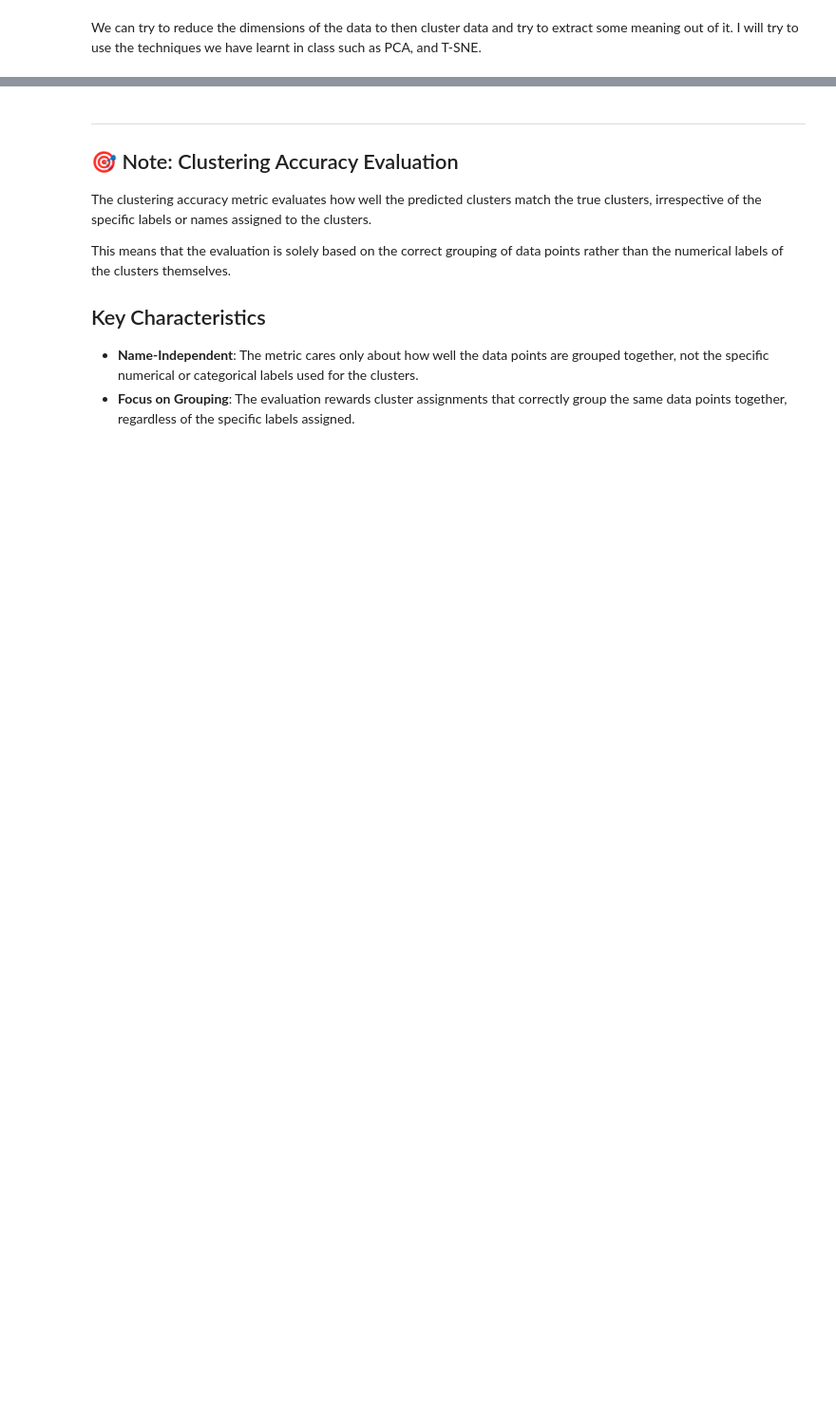
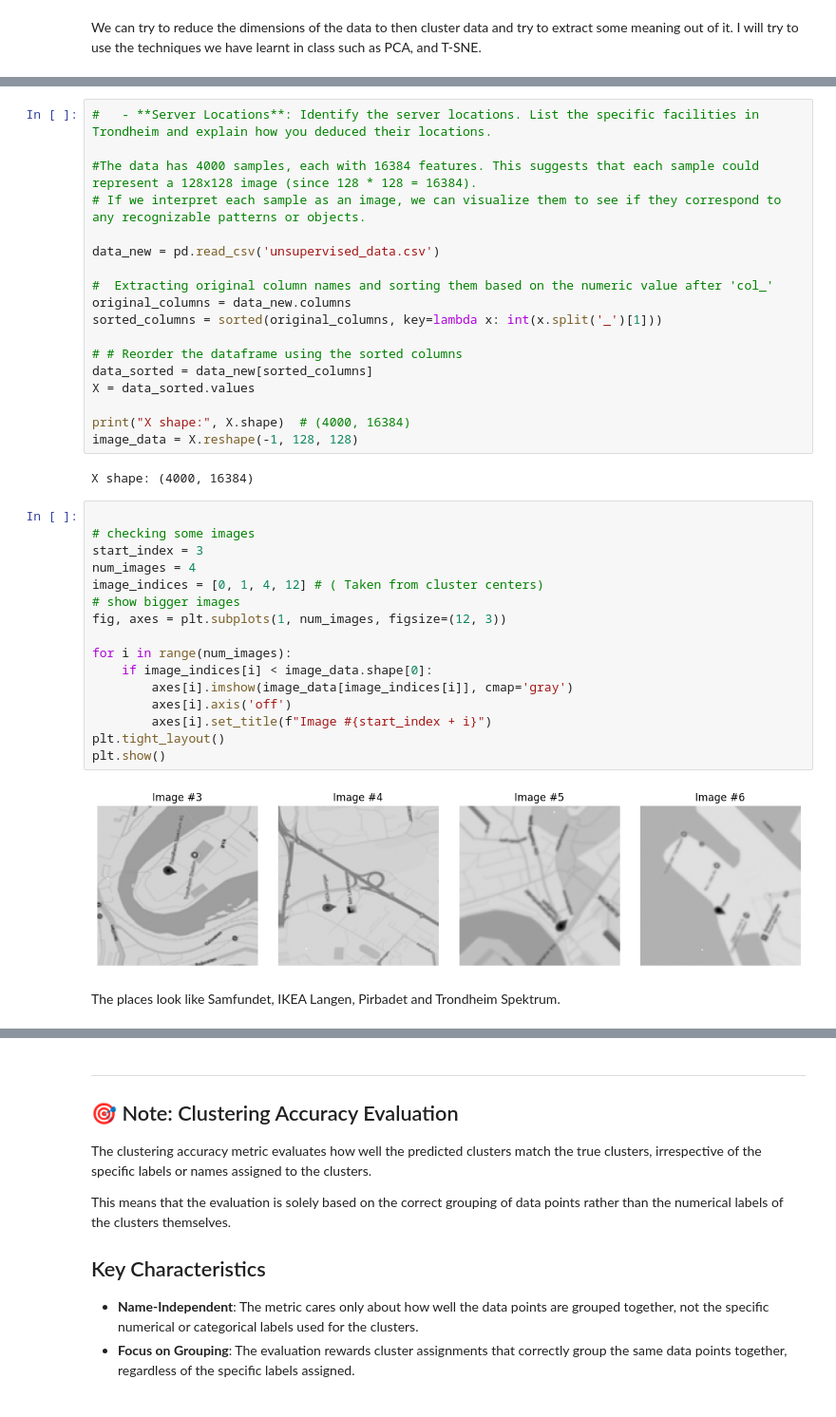
Before and after one commit to smokingkrillz/TDT4172-Introduction-to-Machine-Learning, a Jupyter notebook: Assignment2/Chapter_2.ipynb, the cells around one changed output, grey strips where cells are left out. Shown at 95% size. Cells and saved outputs as stored; diff of their text form; blank space fills up the shorter version.

```diff
--- a/Assignment2/Chapter_2.ipynb
+++ b/Assignment2/Chapter_2.ipynb
@@ -875,0 +965,40 @@ sample_submission
+# %%
+#   - **Server Locations**: Identify the server locations. List the specific facilities in Trondheim and explain how you deduced their locations.
+
+#The data has 4000 samples, each with 16384 features. This suggests that each sample could represent a 128x128 image (since 128 * 128 = 16384).
+# If we interpret each sample as an image, we can visualize them to see if they correspond to any recognizable patterns or objects.
+
+data_new = pd.read_csv('unsupervised_data.csv')
+
+#  Extracting original column names and sorting them based on the numeric value after 'col_'
+original_columns = data_new.columns
+sorted_columns = sorted(original_columns, key=lambda x: int(x.split('_')[1]))
+
+# # Reorder the dataframe using the sorted columns
+data_sorted = data_new[sorted_columns]
+X = data_sorted.values
+
+print("X shape:", X.shape)  # (4000, 16384)
+image_data = X.reshape(-1, 128, 128)
+# %% [output]
+X shape: (4000, 16384)
+# %%
+
+# checking some images
+start_index = 3
+num_images = 4
+image_indices = [0, 1, 4, 12] # ( Taken from cluster centers)
+# show bigger images
+fig, axes = plt.subplots(1, num_images, figsize=(12, 3))
+
+for i in range(num_images):
+    if image_indices[i] < image_data.shape[0]:
+        axes[i].imshow(image_data[image_indices[i]], cmap='gray')
+        axes[i].axis('off')
+        axes[i].set_title(f"Image #{start_index + i}")
+plt.tight_layout()
+plt.show()
+# %% [output]
+[figure, added]
+# %% [markdown]
+The places look like Samfundet, IKEA Langen, Pirbadet and Trondheim Spektrum.
```
Also changed, not shown: parts of 29 cells of this notebook, 3 other files.
